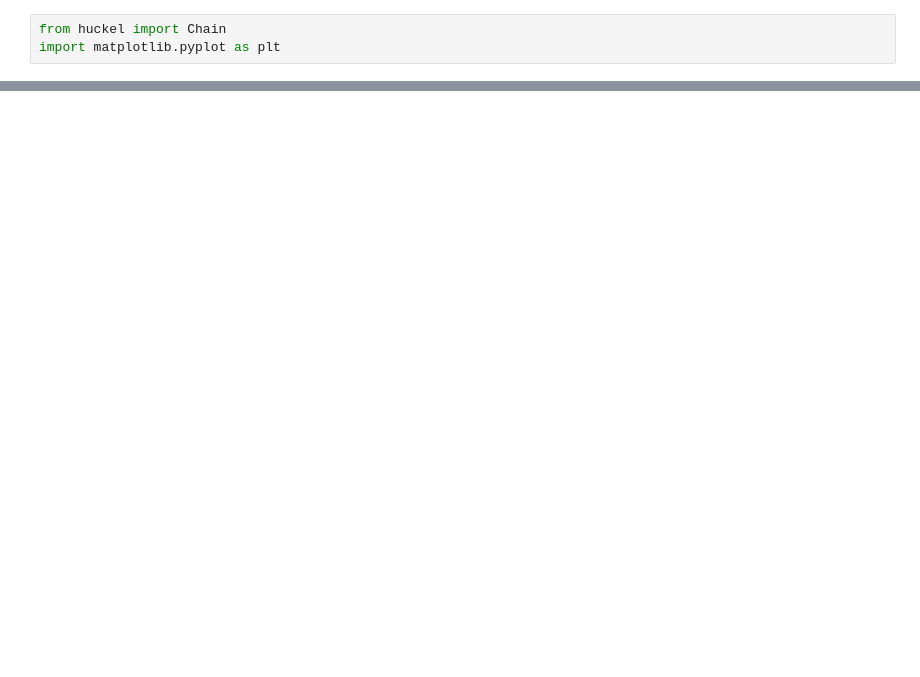
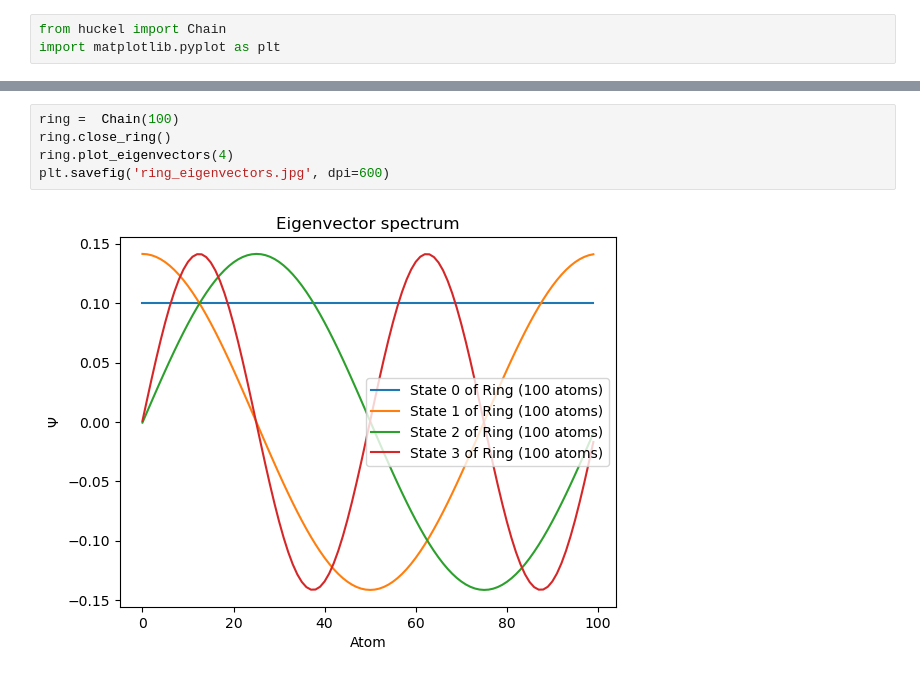
Before and after one commit to matarabadanf/Huckel-HW, a Jupyter notebook: plots/Plots.ipynb, the cells around one changed output, grey strips where cells are left out. Drawn from its saved outputs; the diff is of its cells as text; blank space fills up the shorter version.

```diff
--- a/plots/Plots.ipynb
+++ b/plots/Plots.ipynb
@@ -82,0 +93,7 @@ ring.plot_eigenvectors(1)
+# %%
+ring =  Chain(100)
+ring.close_ring()
+ring.plot_eigenvectors(4)
+plt.savefig('ring_eigenvectors.jpg', dpi=600)
+# %% [output]
+[figure, added]
```
Also changed, not shown: parts of 11 cells of this notebook, 25 other files.
